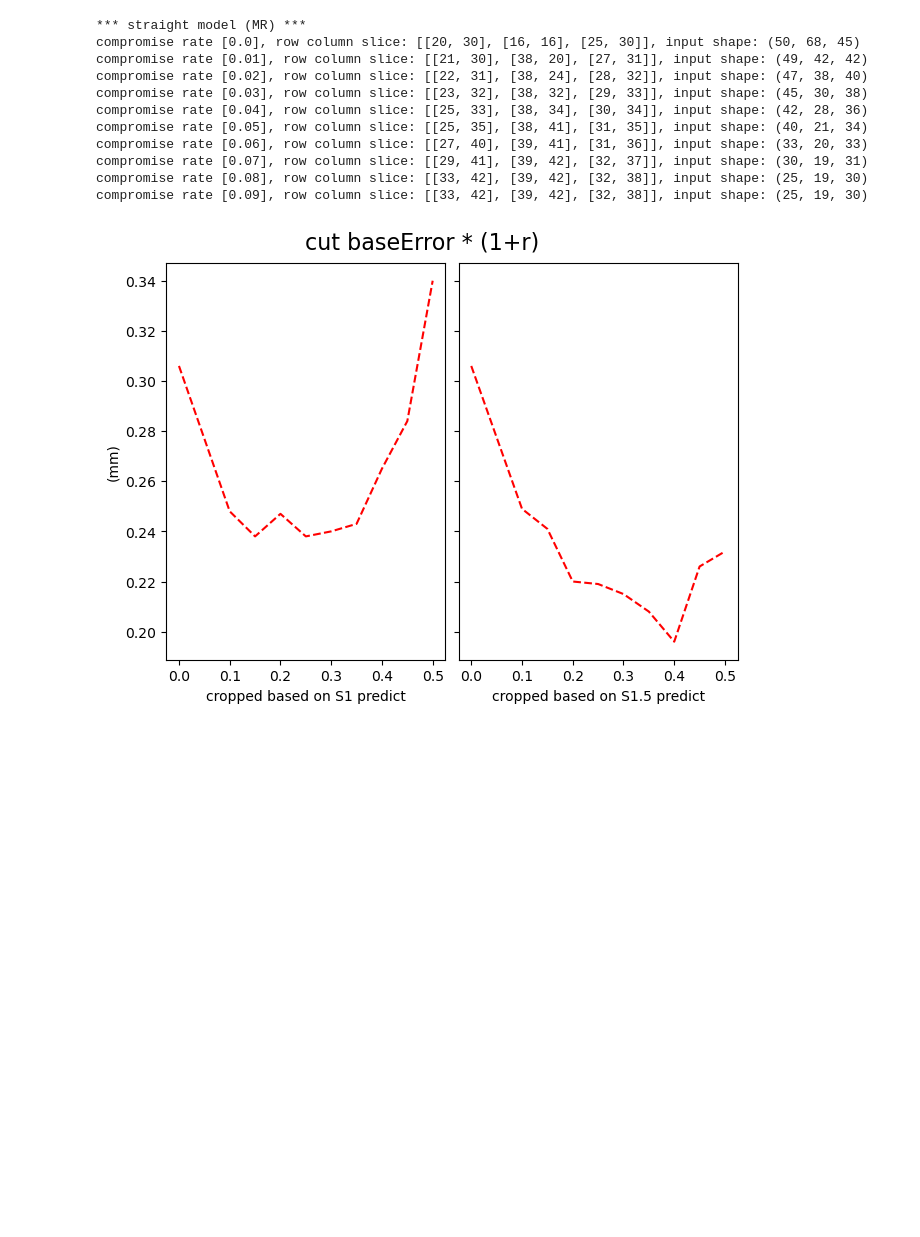
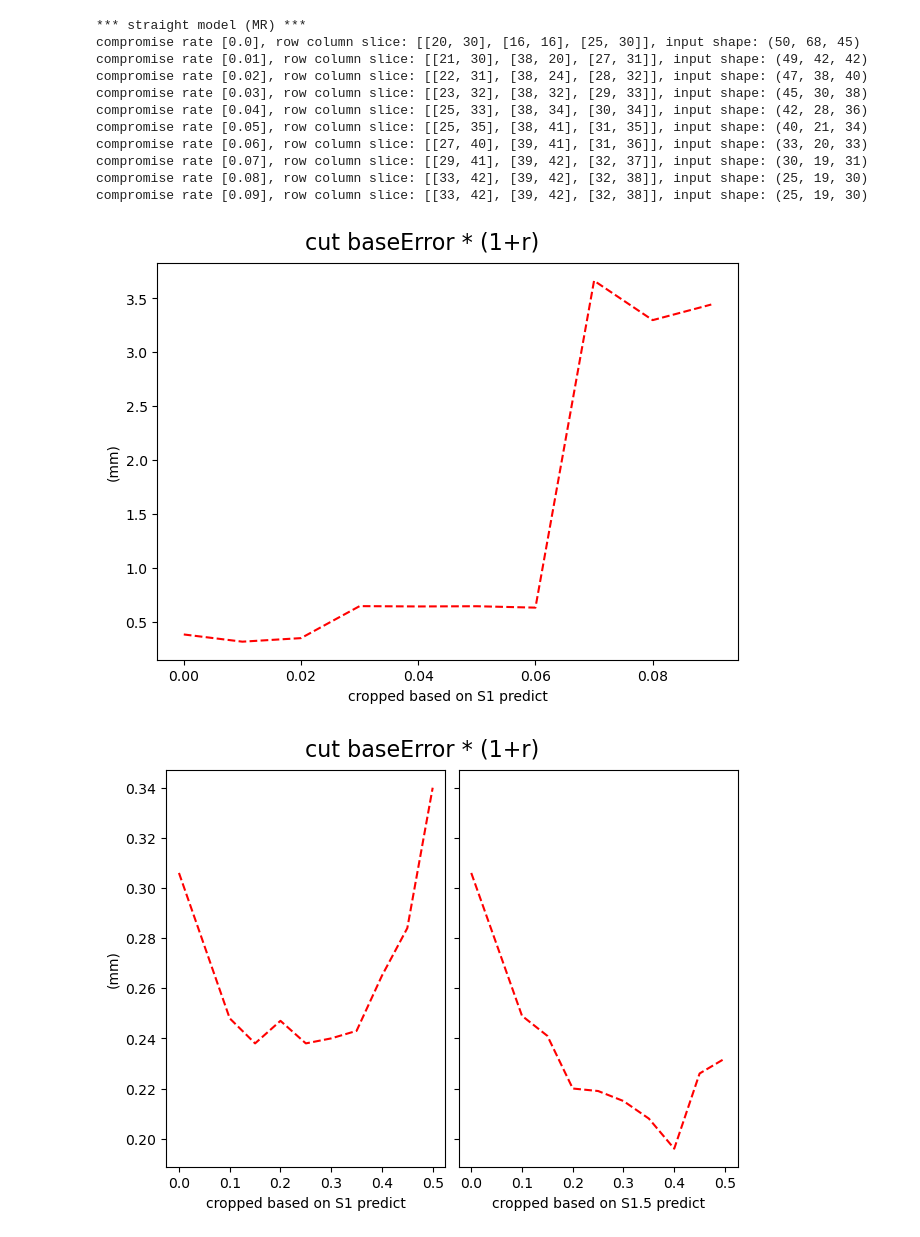
Before and after one commit to acherking/CT-MRI_LandmarkDetection, a Jupyter notebook: notebook/step_2_model.ipynb, the cells around one changed output. Saved outputs shown, nothing was run; the diff lists cells and outputs as text; code cells hidden in the pictures; blank space fills up the shorter version.

```diff
--- a/notebook/step_2_model.ipynb
+++ b/notebook/step_2_model.ipynb
@@ -425,3 +416,60 @@ s1_errs_s1corrode = [0.38, 3.863, 2.616, ]
+# %%
+## MRI results
+
+# 7.1; 72x72x72
+# Train:  {'mean_dis_all': 0.114, 'std_dev_all': 0.06, 'mean_dis_1': 0.123, 'std_dev_1': 0.06, 'mean_dis_2': 0.105, 'std_dev_2': 0.058}
+# Val :  {'mean_dis_all': 0.297, 'std_dev_all': 0.194, 'mean_dis_1': 0.215, 'std_dev_1': 0.129, 'mean_dis_2': 0.378, 'std_dev_2': 0.213}
+# Test:  {'mean_dis_all': 0.38, 'std_dev_all': 0.202, 'mean_dis_1': 0.27, 'std_dev_1': 0.119, 'mean_dis_2': 0.489, 'std_dev_2': 0.208}
+# 8.2; 49x42x42 **
+# Train: {'mean_dis_all': 0.224, 'epoch': 41, 'time(h)': 0.04}
+# Val:   {'mean_dis_all': 0.339, 'std_dev_all': 0.206, 'mean_dis_1': 0.291, 'std_dev_1': 0.168, 'mean_dis_2': 0.386, 'std_dev_2': 0.228}
+# Test:  {'mean_dis_all': 0.313, 'std_dev_all': 0.139, 'mean_dis_1': 0.288, 'std_dev_1': 0.143, 'mean_dis_2': 0.338, 'std_dev_2': 0.129}
+# 8.3; 47x38x40
+# Train: {'mean_dis_all': 0.258, 'epoch': 48, 'time(h)': 0.05}
+# Val:   {'mean_dis_all': 0.432, 'std_dev_all': 0.241, 'mean_dis_1': 0.286, 'std_dev_1': 0.141, 'mean_dis_2': 0.579, 'std_dev_2': 0.231}
+# Test:  {'mean_dis_all': 0.346, 'std_dev_all': 0.167, 'mean_dis_1': 0.354, 'std_dev_1': 0.171, 'mean_dis_2': 0.339, 'std_dev_2': 0.162}
+# 8.4; 45x30x38
+# Train: {'mean_dis_all': 0.337, 'epoch': 69, 'time(h)': 0.07}
+# Val:   {'mean_dis_all': 0.682, 'std_dev_all': 0.427, 'mean_dis_1': 0.441, 'std_dev_1': 0.261, 'mean_dis_2': 0.923, 'std_dev_2': 0.423}
+# Test:  {'mean_dis_all': 0.643, 'std_dev_all': 0.247, 'mean_dis_1': 0.589, 'std_dev_1': 0.206, 'mean_dis_2': 0.698, 'std_dev_2': 0.271}
+# 8.5; 42x28x36
+# Train: {'mean_dis_all': 0.291, 'epoch': 87, 'time(h)': 0.08}
+# Val:   {'mean_dis_all': 0.699, 'std_dev_all': 0.444, 'mean_dis_1': 0.434, 'std_dev_1': 0.246, 'mean_dis_2': 0.963, 'std_dev_2': 0.439}
+# Test:  {'mean_dis_all': 0.64, 'std_dev_all': 0.281, 'mean_dis_1': 0.533, 'std_dev_1': 0.222, 'mean_dis_2': 0.747, 'std_dev_2': 0.293}
+# 8.6; 40x21x34
+# Train: {'mean_dis_all': 0.272, 'epoch': 95, 'time(h)': 0.09}
+# Val:   {'mean_dis_all': 0.751, 'std_dev_all': 0.407, 'mean_dis_1': 0.618, 'std_dev_1': 0.3, 'mean_dis_2': 0.885, 'std_dev_2': 0.454}
+# Test:  {'mean_dis_all': 0.642, 'std_dev_all': 0.245, 'mean_dis_1': 0.707, 'std_dev_1': 0.211, 'mean_dis_2': 0.577, 'std_dev_2': 0.26}
+# 8.7; 33x20x33
+# Train: {'mean_dis_all': 0.348, 'epoch': 74, 'time(h)': 0.07}
+# Val:   {'mean_dis_all': 0.694, 'std_dev_all': 0.412, 'mean_dis_1': 0.512, 'std_dev_1': 0.301, 'mean_dis_2': 0.876, 'std_dev_2': 0.428}
+# Test:  {'mean_dis_all': 0.629, 'std_dev_all': 0.234, 'mean_dis_1': 0.633, 'std_dev_1': 0.2, 'mean_dis_2': 0.626, 'std_dev_2': 0.263}
+# 8.8; 30x19x31
+# Train: {'mean_dis_all': 1.51, 'epoch': 74, 'time(h)': 0.07}
+# Val:   {'mean_dis_all': 2.809, 'std_dev_all': 1.536, 'mean_dis_1': 2.541, 'std_dev_1': 1.353, 'mean_dis_2': 3.076, 'std_dev_2': 1.657}
+# Test:  {'mean_dis_all': 3.664, 'std_dev_all': 1.363, 'mean_dis_1': 3.62, 'std_dev_1': 1.322, 'mean_dis_2': 3.707, 'std_dev_2': 1.402}
+# 8.9; 25x19x30
+# Train: {'mean_dis_all': 1.557, 'epoch': 11, 'time(h)': 0.01}
+# Val:   {'mean_dis_all': 2.356, 'std_dev_all': 1.363, 'mean_dis_1': 2.122, 'std_dev_1': 1.251, 'mean_dis_2': 2.59, 'std_dev_2': 1.429}
+# Test:  {'mean_dis_all': 3.298, 'std_dev_all': 1.277, 'mean_dis_1': 3.307, 'std_dev_1': 1.28, 'mean_dis_2': 3.29, 'std_dev_2': 1.275}
+# 8.11; 25x19x30 (the same)
+
+s1_errs_s1corrode = [0.38, 0.313, 0.346, 0.643, 0.64, 0.642, 0.629, 3.664, 3.298, 3.443]
+
+from matplotlib import pyplot
+
+corroded_layers_1 = [0., 0.01,  0.02, 0.03,  0.04, 0.05,  0.06, 0.07,  0.08, 0.09 ]
+figure, axis = pyplot.subplots(1, 1, sharex=False, sharey=True, constrained_layout=True)
+
+figure.suptitle("cut baseError * (1+r)", fontsize=16)
+axis.plot(corroded_layers_1, s1_errs_s1corrode, 'r--')
+axis.set_xlabel("cropped based on S1 predict")
+
+pyplot.setp(axis, ylabel='(mm)')
+
+pyplot.show()
+# %% [output]
+[figure, added]
 # %%
 # *** straight model ***
 # compromise rate [0.1], row column slice: [[18, 13], [25, 21], [15, 18]], input shape: (69, 54, 67)
```
Also changed, not shown: parts of 1 cell of this notebook, 1 other file.
